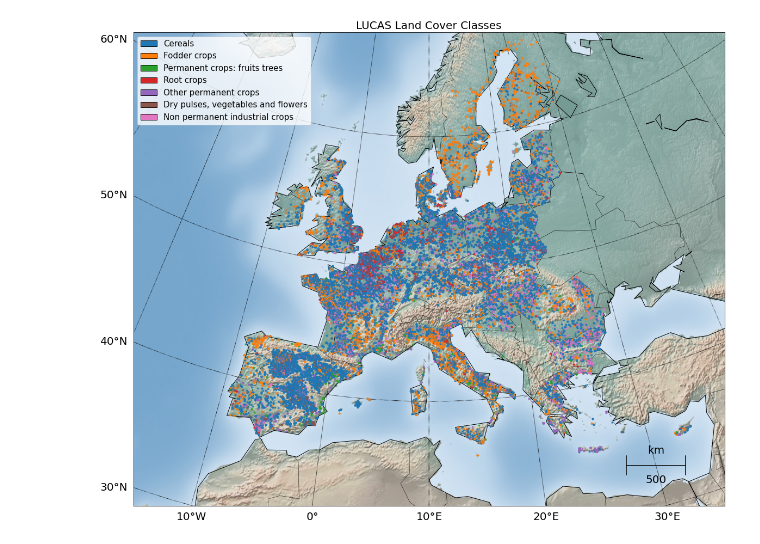
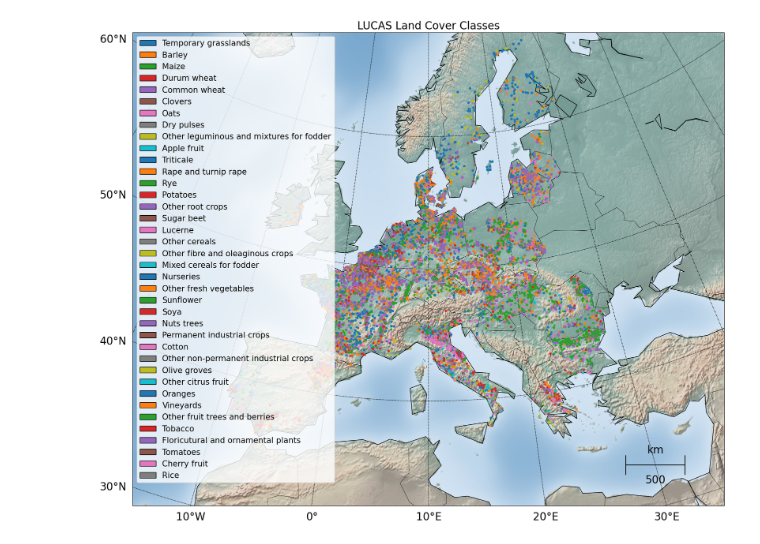
Before and after one commit to adamy03/CropTS, a Jupyter notebook: notebooks/lucas/figures.ipynb, the cells around one changed output. Drawn from its saved outputs; the diff is of its cells as text; code cells hidden in the pictures.

Commit message:
added job scripts, figures

```diff
--- a/notebooks/lucas/figures.ipynb
+++ b/notebooks/lucas/figures.ipynb
@@ -51,39 +24,54 @@ colors = {label: cmap[i] for i, label in enumerate(points['crop_class'].unique()
+# %%
+#=========Load Data=========
+data_dir = '/scratch/bbug/ayang1/datasets/lucas_fused/csvs'
+dataset = []
+
+for ds in os.listdir(data_dir):
+    dataset.append(pd.read_csv(os.path.join(data_dir, ds)))
+
+dataset = pd.concat(dataset, axis=0)
+dataset.drop('Unnamed: 0', axis=1, inplace=True)
+dataset = dataset.loc[dataset['LABEL']!='NOT_CROP']
 # %%
 # Create a new figure for Basemap
 plt.figure(figsize=(20, 16))
+title_font=20
+legend_font=15
+axis_font=20
 
+#=========Map Setup=========
 # Initialize the Basemap for Europe
 m = Basemap(projection='lcc', resolution='c', lat_0=50, lon_0=10, width=5E6, height=4E6)
 m.drawcountries()
 m.drawcoastlines()
 m.shadedrelief()
 
 # Draw latitude and longitude lines
-m.drawparallels(np.arange(-80., 81., 10.), labels=[True, False, False, False], fontsize=20)
-m.drawmeridians(np.arange(-180., 181., 10.), labels=[False, False, False, True], fontsize=20)
+m.drawparallels(np.arange(-80., 81., 10.), labels=[True, False, False, False], fontsize=axis_font)
+m.drawmeridians(np.arange(-180., 181., 10.), labels=[False, False, False, True], fontsize=axis_font)
 
-# Add scale bar at the lower right
 # You may need to adjust these values to fit the scale bar within your map
 scale_lon = 30  # Adjust this to move the scale bar left or right
 scale_lat = 33  # Adjust this to move the scale bar up or down
-m.drawmapscale(lon=scale_lon, lat=scale_lat, lon0=10, lat0=50, length=500, barstyle='simple', units='km', fontsize=20)
+m.drawmapscale(lon=scale_lon, lat=scale_lat, lon0=10, lat0=50, length=500, barstyle='simple', units='km', fontsize=axis_font)
 
-# Loop through the DataFrame and plot each PFT with its respective color and shape
-for index, row in points.iterrows():
-    x, y = m(row['th_long'], row['th_lat'])
-    plt.plot(x, y, marker='o',color=colors[row['crop_class']], markersize=3, alpha=0.8)
+#=========Plotting=========
+cmap = sns.color_palette('tab10', len(dataset['LABEL'].unique()))
+colors = {label: cmap[i] for i, label in enumerate(dataset['LABEL'].unique())}
+
+for index, row in dataset.iterrows():
+    geom = ast.literal_eval(row['geo'])
+    x, y = m(geom['coordinates'][0], geom['coordinates'][1])
+    plt.plot(x, y, marker='o',color=colors[row['LABEL']], markersize=3, alpha=0.8)
 
 legend_elements = [Patch(facecolor=colors[crop], edgecolor='black',
-                     label=crop) for crop in colors.keys()]
-
-# Add the legend to the plot
-plt.legend(handles=legend_elements, loc='upper left', fontsize=15)
-plt.title('LUCAS Land Cover Classes', fontsize=20)
-# Display the plot
+                     label=LUCAS2018_LEVEL2_CODES[crop]) for crop in colors.keys()]
+plt.legend(handles=legend_elements, loc='upper left', fontsize=legend_font)
+plt.title('LUCAS Land Cover Classes', fontsize=title_font)
 plt.show()
 # plt.savefig('./LUCAS_plot.png')
 # %% [output]
-[figure, old version]
+[figure, new version]
 # %%
 import numpy as np
 import matplotlib.pyplot as plt
```
Also changed, not shown: parts of 6 cells of this notebook, 10 other files.
